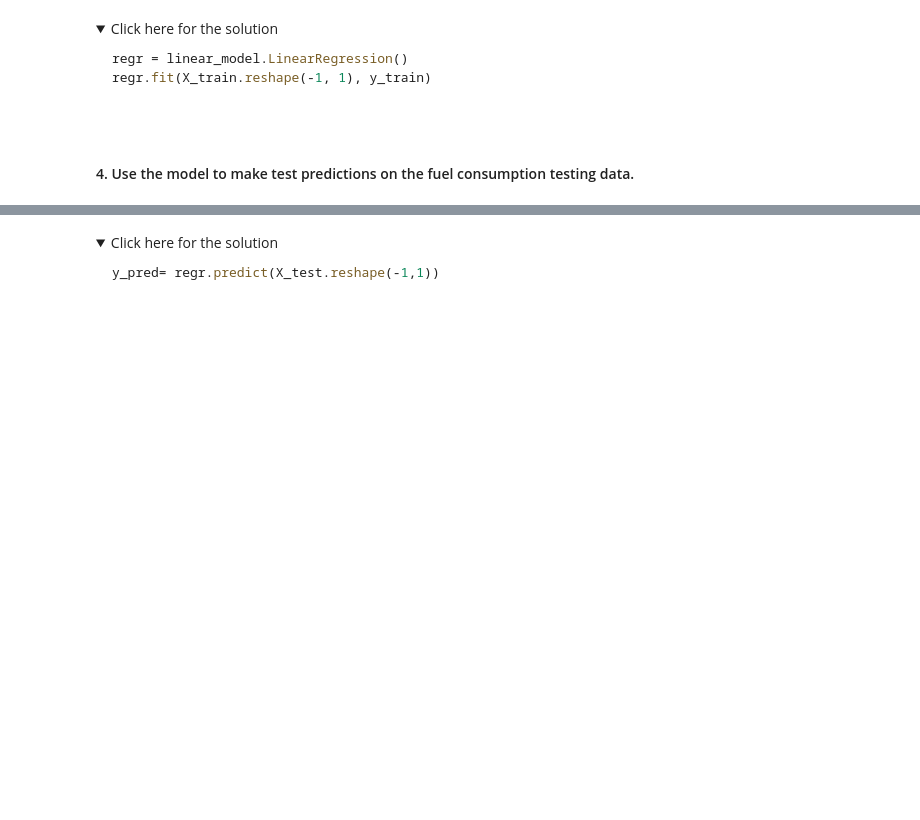
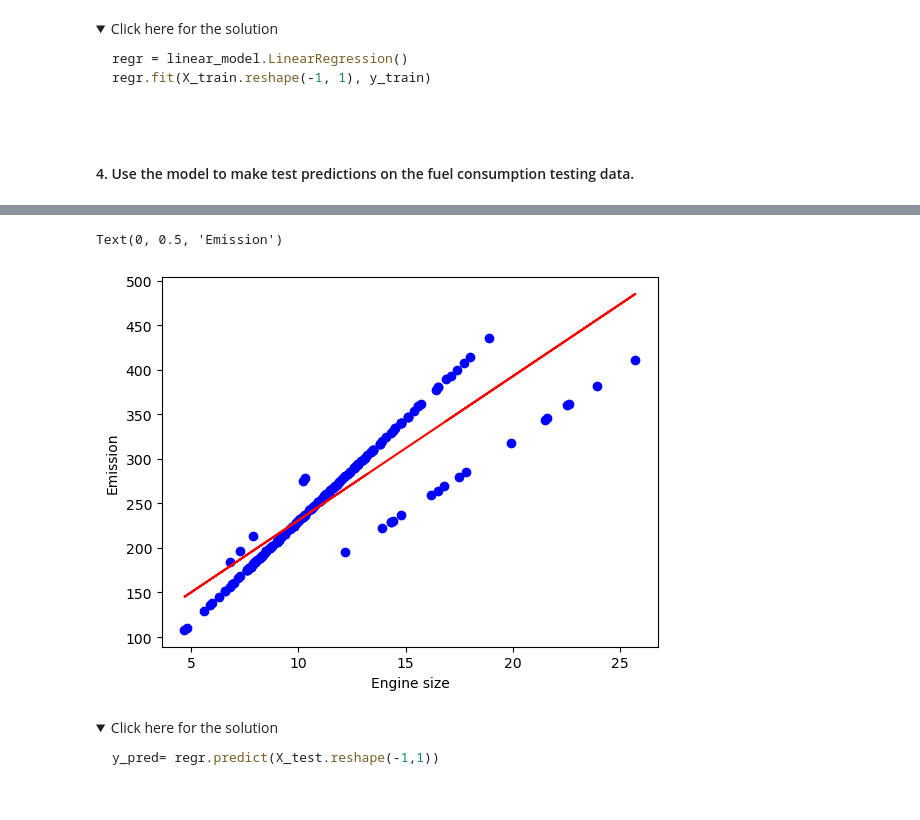
Before and after one commit to abolfazldelavar/IBM-AI-Engineering-with-Python-PyTorch-TensorFlow-Professional-Certificate, a Jupyter notebook: 01 - Machine Learning with Python/02 - Linear and Logistic Regression/03 - Lab: Simple Linear Regression/Simple-Linear-Regression.ipynb, the cells around one changed output, grey strips where cells are left out. Cells and saved outputs as stored; diff of their text form; code cells hidden in the pictures; folded sections open; blank space fills up the shorter version.

```diff
--- a/01 - Machine Learning with Python/02 - Linear and Logistic Regression/03 - Lab: Simple Linear Regression/Simple-Linear-Regression.ipynb
+++ b/01 - Machine Learning with Python/02 - Linear and Logistic Regression/03 - Lab: Simple Linear Regression/Simple-Linear-Regression.ipynb
@@ -306,3 +340,11 @@ y = # ADD CODE
+# %%
+plt.scatter(X_test, y_test,  color='blue')
+plt.plot(X_test, regr.coef_ * X_test + regr.intercept_, '-r')
+plt.xlabel("Engine size")
+plt.ylabel("Emission")
+# %% [output]
+Text(0, 0.5, 'Emission')
+[figure, added]
 # %% [markdown]
 <details><summary>Click here for the solution</summary>
 
```
Also changed, not shown: parts of 18 cells of this notebook.
